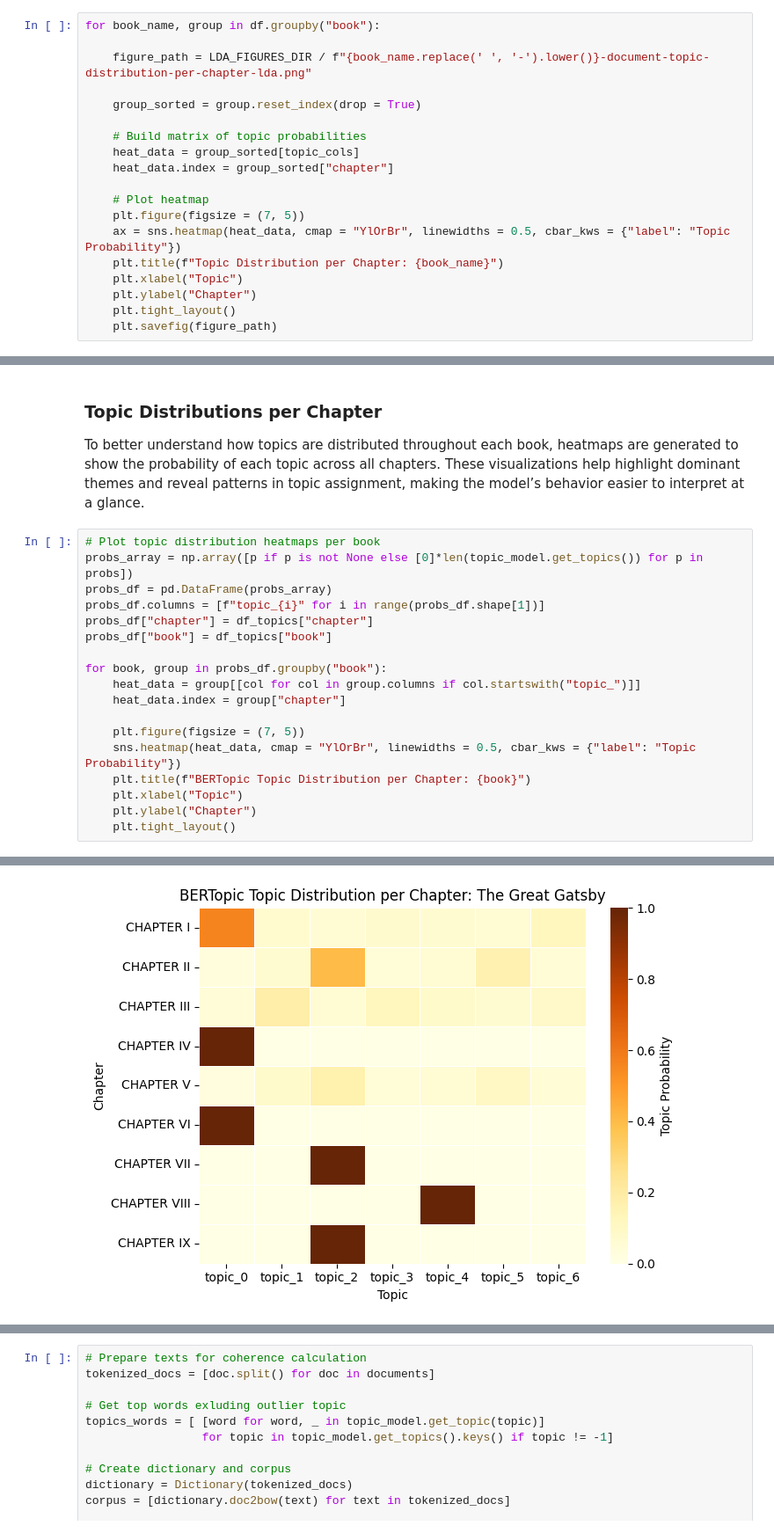
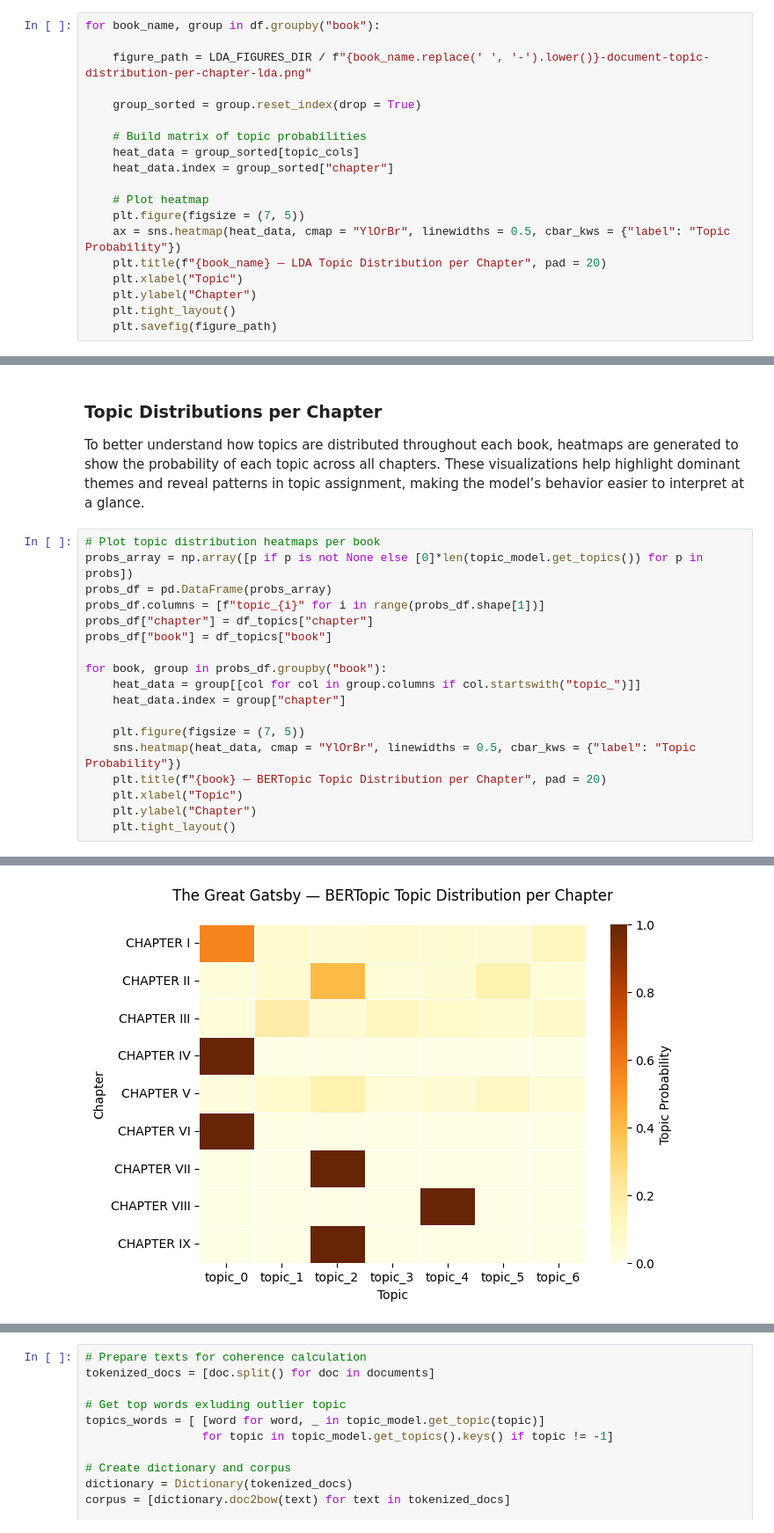
Before and after one commit to herrerovir/Fitzgerald-sentiment-topic-analysis, a Jupyter notebook: notebooks/03-topic-modeling-fitzgerald.ipynb, the cells around one changed output, grey strips where cells are left out. Shown at 88% size. Drawn from its saved outputs; the diff is of its cells as text.

```diff
--- a/notebooks/03-topic-modeling-fitzgerald.ipynb
+++ b/notebooks/03-topic-modeling-fitzgerald.ipynb
@@ -803,7 +804,7 @@ for book_name, group in df.groupby("book"):
     # Plot heatmap
     plt.figure(figsize = (7, 5))
     ax = sns.heatmap(heat_data, cmap = "YlOrBr", linewidths = 0.5, cbar_kws = {"label": "Topic Probability"})
-    plt.title(f"Topic Distribution per Chapter: {book_name}")
+    plt.title(f"{book_name} — LDA Topic Distribution per Chapter", pad = 20)
     plt.xlabel("Topic")
     plt.ylabel("Chapter")
     plt.tight_layout()
@@ -1154,7 +1155,7 @@ for book, group in probs_df.groupby("book"):
 
     plt.figure(figsize = (7, 5))
     sns.heatmap(heat_data, cmap = "YlOrBr", linewidths = 0.5, cbar_kws = {"label": "Topic Probability"})
-    plt.title(f"BERTopic Topic Distribution per Chapter: {book}")
+    plt.title(f"{book} — BERTopic Topic Distribution per Chapter", pad = 20)
     plt.xlabel("Topic")
     plt.ylabel("Chapter")
     plt.tight_layout()
@@ -1163 +1164 @@ for book, group in probs_df.groupby("book"):
-[figure, old version]
+[figure, new version]
```
Also changed, not shown: parts of 15 cells of this notebook.
